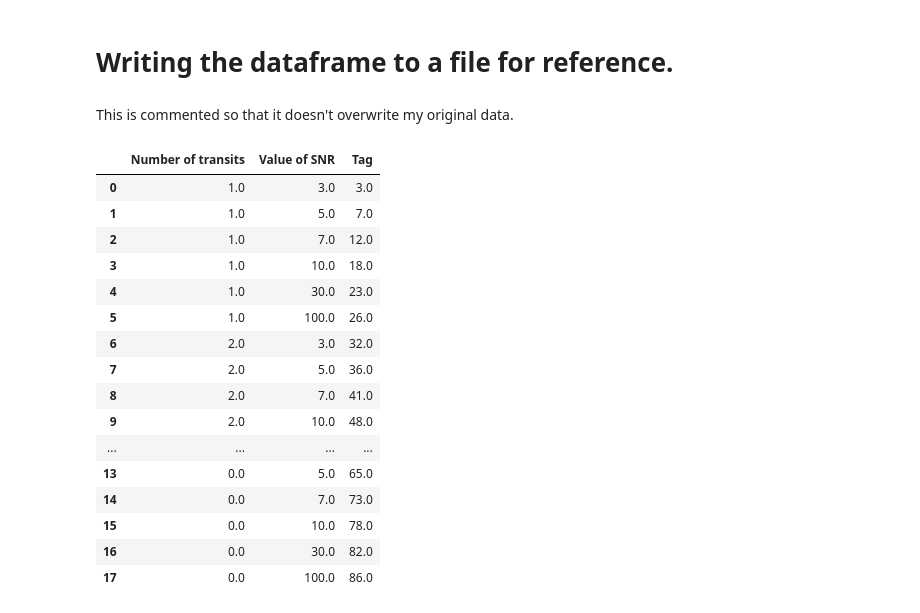
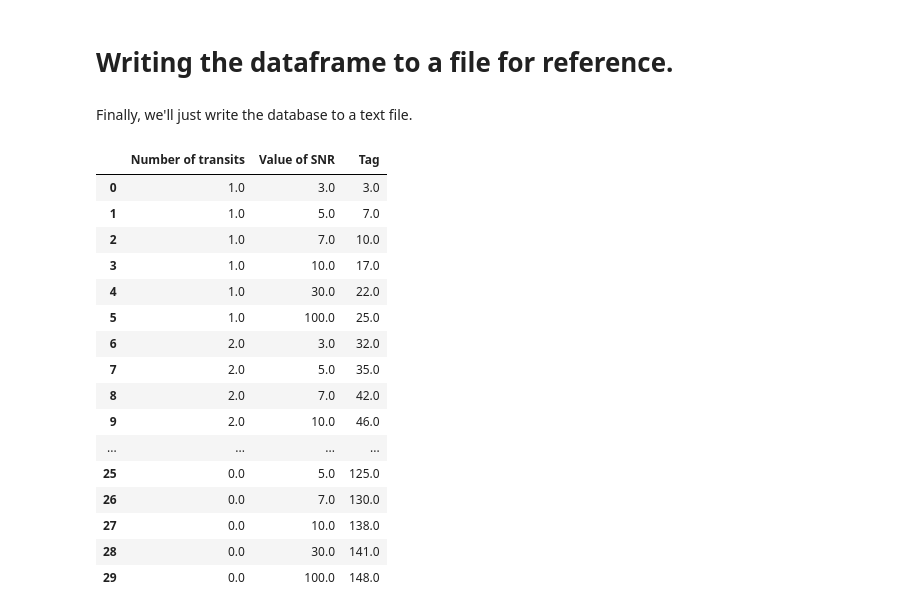
Before and after one commit to jacktuckerbrown/star-sound, a Jupyter notebook: generator.ipynb, the cells around one changed output. Drawn from its saved outputs; the diff is of its cells as text; code cells hidden in the pictures.

```diff
--- a/generator.ipynb
+++ b/generator.ipynb
@@ -326,27 +356,26 @@ Input #0, image2, from 'C:\ffmpeg\plots\plot3.jpg':
 [aac @ 0000014d1f450900] Qavg: 65251.926
 # %% [markdown]
 # Writing the dataframe to a file for reference.
-# %% [markdown]
-This is commented so that it doesn't overwrite my original data.
-# %%
-display(df)
-#df.to_excel(r'C:\Users\jackt\OneDrive - Newcastle University\Project\Tag spreadsheet.xlsx',
-#            index = False)
-# %% [output]
-|  | Number of transits | Value of SNR | Tag |
-| 0 | 1.0 | 3.0 | 3.0 |
-| 1 | 1.0 | 5.0 | 7.0 |
-| 2 | 1.0 | 7.0 | 12.0 |
-| 3 | 1.0 | 10.0 | 18.0 |
-| 4 | 1.0 | 30.0 | 23.0 |
-| 5 | 1.0 | 100.0 | 26.0 |
-| 6 | 2.0 | 3.0 | 32.0 |
-| 7 | 2.0 | 5.0 | 36.0 |
-| 8 | 2.0 | 7.0 | 41.0 |
-| 9 | 2.0 | 10.0 | 48.0 |
-| ... | ... | ... | ... |
-| 13 | 0.0 | 5.0 | 65.0 |
-| 14 | 0.0 | 7.0 | 73.0 |
-| 15 | 0.0 | 10.0 | 78.0 |
-| 16 | 0.0 | 30.0 | 82.0 |
-| 17 | 0.0 | 100.0 | 86.0 |
+# %% [markdown]
+Finally, we'll just write the database to a text file. <a id=’section_5’></a>
+# %%
+display(df)
+np.savetxt(r'np.txt', df, fmt='%d')
+# %% [output]
+|  | Number of transits | Value of SNR | Tag |
+| 0 | 1.0 | 3.0 | 3.0 |
+| 1 | 1.0 | 5.0 | 7.0 |
+| 2 | 1.0 | 7.0 | 10.0 |
+| 3 | 1.0 | 10.0 | 17.0 |
+| 4 | 1.0 | 30.0 | 22.0 |
+| 5 | 1.0 | 100.0 | 25.0 |
+| 6 | 2.0 | 3.0 | 32.0 |
+| 7 | 2.0 | 5.0 | 35.0 |
+| 8 | 2.0 | 7.0 | 42.0 |
+| 9 | 2.0 | 10.0 | 46.0 |
+| ... | ... | ... | ... |
+| 25 | 0.0 | 5.0 | 125.0 |
+| 26 | 0.0 | 7.0 | 130.0 |
+| 27 | 0.0 | 10.0 | 138.0 |
+| 28 | 0.0 | 30.0 | 141.0 |
+| 29 | 0.0 | 100.0 | 148.0 |
```
Also changed, not shown: parts of 24 cells of this notebook.
